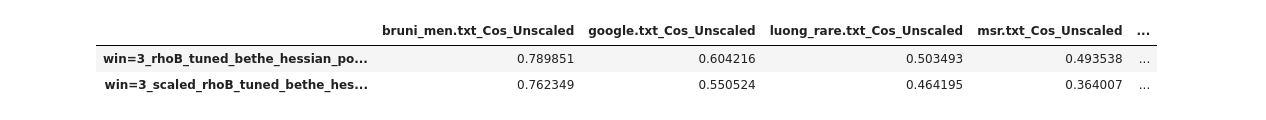
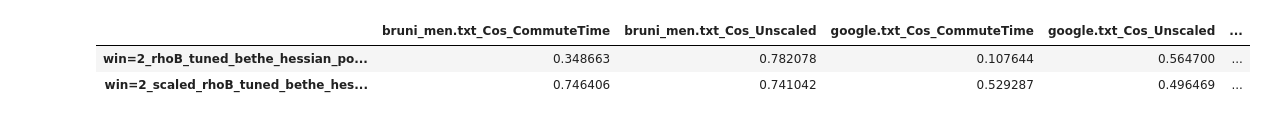
Before and after one commit to Ivanopolo/hyperwords, a Jupyter notebook: hyperwords/analyse_results.ipynb, the cells around one changed output. Saved outputs shown, nothing was run; the diff lists cells and outputs as text; code cells hidden in the pictures.

```diff
--- a/hyperwords/analyse_results.ipynb
+++ b/hyperwords/analyse_results.ipynb
@@ -17,9 +17,10 @@ for file in res_files:
             res[key] = res[key][1]
             #del res[key]
 
-        if not "Unscaled" in key and key in res:
+        if (not "CommuteTime" in key and not "Unscaled" in key) and key in res:
             del res[key]
 
-    all_res[res_name] = res
+    if "win=2_" in res_name:
+        all_res[res_name] = res
 # %%
 df = pd.DataFrame(all_res).T
@@ -83,7 +76,7 @@ win=3_rhoB_tuned_bethe_hessian_pow=0.30           0.694087
 dtype: float64
 # %%
-df.reindex_axis(labels=["win=3_rhoB_tuned_bethe_hessian_pow=0.30", "win=3_scaled_rhoB_tuned_bethe_hessian_pow=0.30"], axis=0)
+df.reindex_axis(labels=["win=2_rhoB_tuned_bethe_hessian_pow=0.30", "win=2_scaled_rhoB_tuned_bethe_hessian_pow=0.30"], axis=0)
 # %% [output]
-|  | bruni_men.txt_Cos_Unscaled | google.txt_Cos_Unscaled | luong_rare.txt_Cos_Unscaled | msr.txt_Cos_Unscaled | ... |
-| win=3_rhoB_tuned_bethe_hessian_po... | 0.789851 | 0.604216 | 0.503493 | 0.493538 | ... |
-| win=3_scaled_rhoB_tuned_bethe_hes... | 0.762349 | 0.550524 | 0.464195 | 0.364007 | ... |
+|  | bruni_men.txt_Cos_CommuteTime | bruni_men.txt_Cos_Unscaled | google.txt_Cos_CommuteTime | google.txt_Cos_Unscaled | ... |
+| win=2_rhoB_tuned_bethe_hessian_po... | 0.348663 | 0.782078 | 0.107644 | 0.564700 | ... |
+| win=2_scaled_rhoB_tuned_bethe_hes... | 0.746406 | 0.741042 | 0.529287 | 0.496469 | ... |
```
Also changed, not shown: parts of 7 cells of this notebook, 6 other files.
